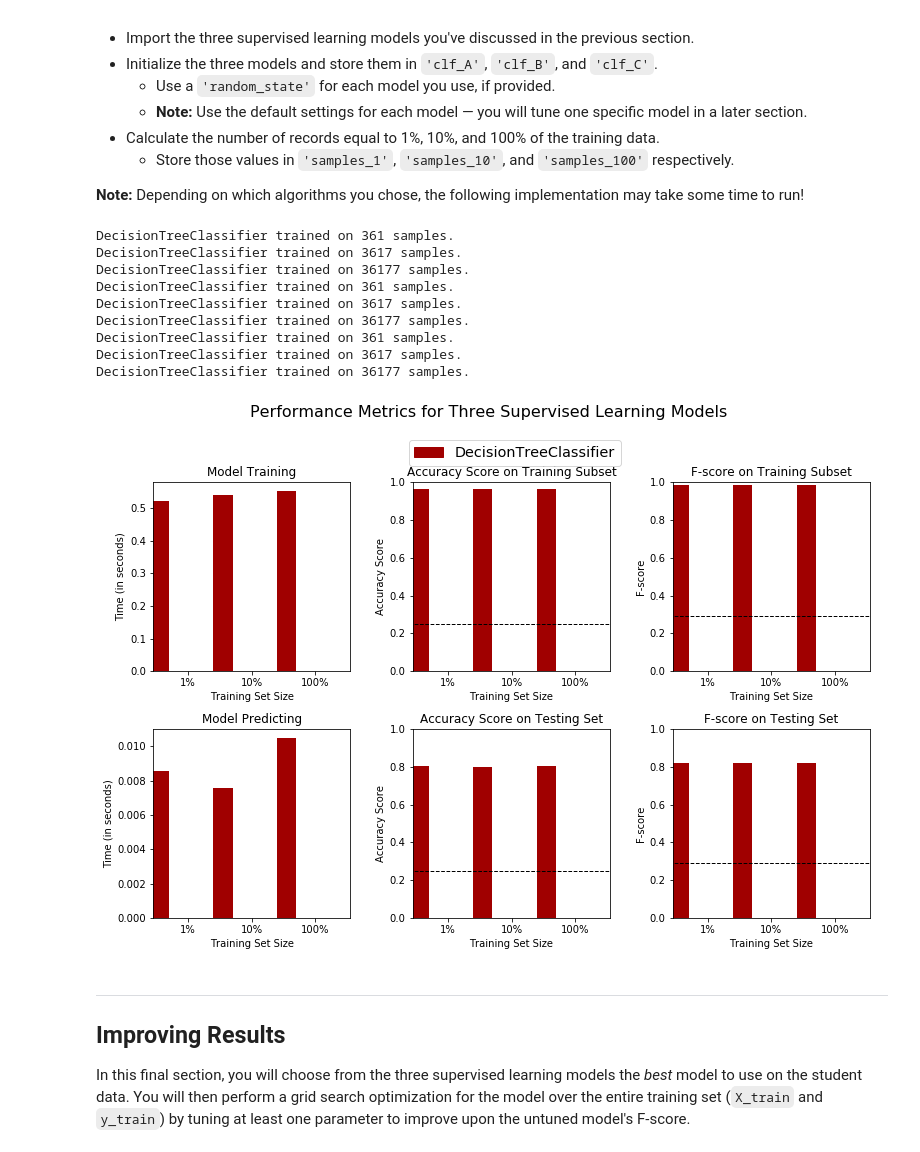
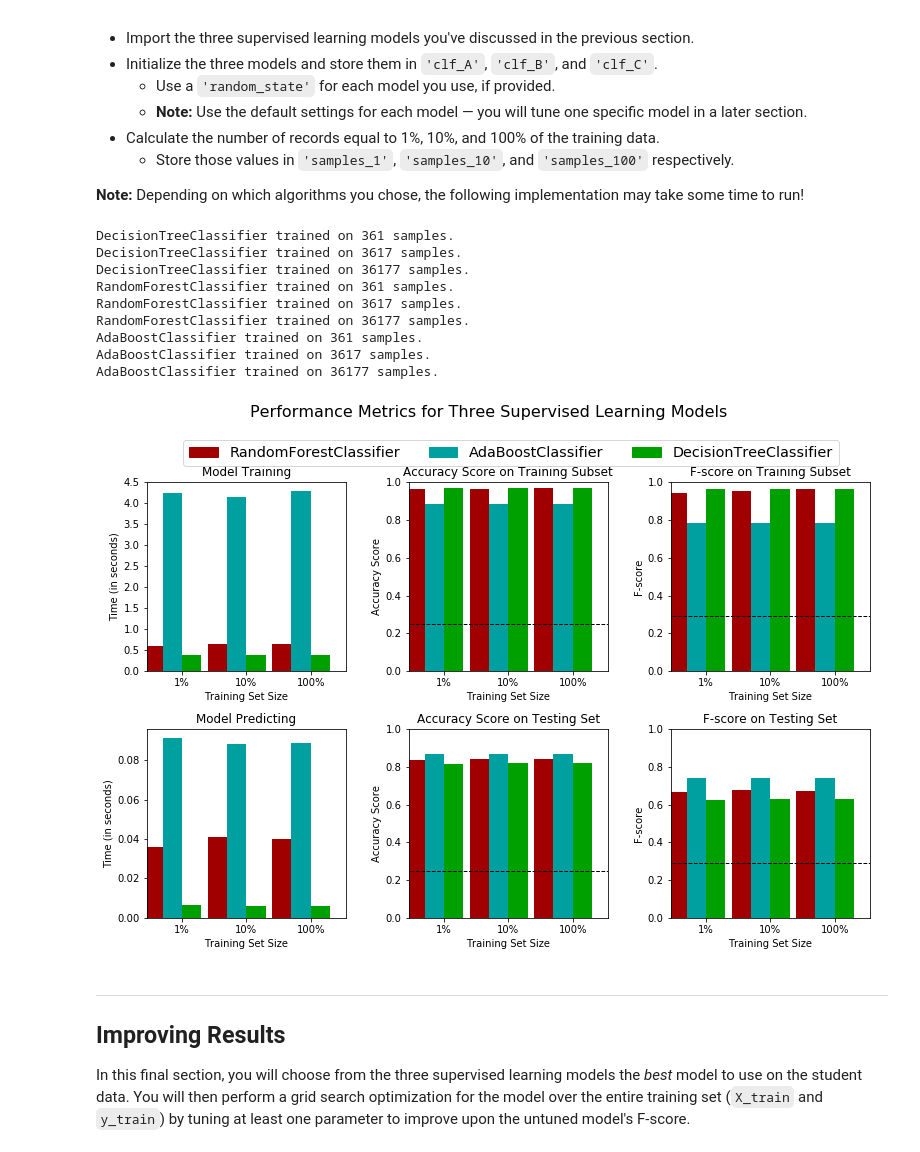
Before and after one commit to stonefruit/udacity-machine-learning-nanodegree, a Jupyter notebook: projects/finding_donors/finding_donors.ipynb, the cells around one changed output. Cells and saved outputs as stored; diff of their text form; code cells hidden in the pictures.

Commit message:
CharityML working classifiers

```diff
--- a/projects/finding_donors/finding_donors.ipynb
+++ b/projects/finding_donors/finding_donors.ipynb
@@ -168,7 +168,7 @@ Additionally, as with the non-numeric features, we need to convert the non-numer
 features_final = pd.get_dummies(features_log_minmax_transform)
 
 # TODO: Encode the 'income_raw' data to numerical values
-income = pd.get_dummies(income_raw)
+income = label_binarize(income_raw, classes=['<=50K', '>50K'])
 
 # Print the number of features after one-hot encoding
 encoded = list(features_final.columns)
@@ -241,15 +241,15 @@ For classification problems that are skewed in their classification distribution
 * Our Recall score(True Positives/(True Positives + False Negatives)) in this setting becomes 1 as we have no False Negatives.
 # %%
 test_income = ">50K"
-TP = np.sum(income)[test_income] # Counting the ones as this is the naive case. Note that 'income' is the 'income_raw' data
+TP = np.sum(income) # Counting the ones as this is the naive case. Note that 'income' is the 'income_raw' data
 # encoded to numerical values done in the data preprocessing step.
-FP = income.count()[test_income] - TP # Specific to the naive case
+FP = len(income) - TP # Specific to the naive case
 
 TN = 0 # No predicted negatives in the naive case
 FN = 0 # No predicted negatives in the naive case
 
 # TODO: Calculate accuracy, precision and recall
-accuracy = float(TP) / income.count()[test_income]
+accuracy = float(TP) / len(income)
 recall = float(TP) / (TP + FN)
 precision = float(TP) / (TP + FP)
 
@@ -363,10 +363,9 @@ def train_predict(learner, sample_size, X_train, y_train, X_test, y_test):
     '''
 
     results = {}
-
     # TODO: Fit the learner to the training data using slicing with 'sample_size' using .fit(training_features[:], training_labels[:])
     start = time() # Get start time
-    learner = learner.fit(X_train[:], y_train[:])
+    learner = learner.fit(X_train, y_train.ravel())
     end = time() # Get end time
 
     # TODO: Calculate the training time
@@ -389,10 +388,10 @@ def train_predict(learner, sample_size, X_train, y_train, X_test, y_test):
     results['acc_test'] = accuracy_score(y_test,predictions_test)
 
     # TODO: Compute F-score on the the first 300 training samples using fbeta_score()
-    results['f_train'] = fbeta_score(y_train[:300],predictions_train, beta = 0.5, average='weighted')
+    results['f_train'] = fbeta_score(y_train[:300],predictions_train, beta = 0.5, average='binary')
 
     # TODO: Compute F-score on the test set which is y_test
-    results['f_test'] = fbeta_score(y_test,predictions_test, beta = 0.5, average='weighted')
+    results['f_test'] = fbeta_score(y_test,predictions_test, beta = 0.5, average='binary')
 
     # Success
     print "{} trained on {} samples.".format(learner.__class__.__name__, sample_size)
@@ -412,44 +411,46 @@ In the code cell, you will need to implement the following:
 **Note:** Depending on which algorithms you chose, the following implementation may take some time to run!
 # %%
 # TODO: Import the three supervised learning models from sklearn
-from sklearn.ensemble import AdaBoostClassifier
+from sklearn.ensemble import AdaBoostClassifier, RandomForestClassifier
 from sklearn.tree import DecisionTreeClassifier
+from sklearn.naive_bayes import GaussianNB
 
 # TODO: Initialize the three models
 clf_A = DecisionTreeClassifier(max_depth=None)
-clf_B = DecisionTreeClassifier(max_depth=None)
-clf_C = DecisionTreeClassifier(max_depth=None)
+clf_B = RandomForestClassifier()
+clf_C = AdaBoostClassifier(DecisionTreeClassifier(max_depth=3), n_estimators=50)
+# clf_C = GaussianNB()
 
 # TODO: Calculate the number of samples for 1%, 10%, and 100% of the training data
 # HINT: samples_100 is the entire training set i.e. len(y_train)
 # HINT: samples_10 is 10% of samples_100
 # HINT: samples_1 is 1% of samples_100
 samples_100 = len(y_train)
 samples_10 = samples_100 / 10
 samples_1 = samples_10 / 10
 
 # Collect results on the learners
 results = {}
 for clf in [clf_A, clf_B, clf_C]:
     clf_name = clf.__class__.__name__
     results[clf_name] = {}
     for i, samples in enumerate([samples_1, samples_10, samples_100]):
         results[clf_name][i] = \
         train_predict(clf, samples, X_train, y_train, X_test, y_test)
 
 # Run metrics visualization for the three supervised learning models chosen
 vs.evaluate(results, accuracy, fscore)
 # %% [output]
 DecisionTreeClassifier trained on 361 samples.
 DecisionTreeClassifier trained on 3617 samples.
 DecisionTreeClassifier trained on 36177 samples.
-DecisionTreeClassifier trained on 361 samples.
-DecisionTreeClassifier trained on 3617 samples.
-DecisionTreeClassifier trained on 36177 samples.
-DecisionTreeClassifier trained on 361 samples.
-DecisionTreeClassifier trained on 3617 samples.
-DecisionTreeClassifier trained on 36177 samples.
+RandomForestClassifier trained on 361 samples.
+RandomForestClassifier trained on 3617 samples.
+RandomForestClassifier trained on 36177 samples.
+AdaBoostClassifier trained on 361 samples.
+AdaBoostClassifier trained on 3617 samples.
+AdaBoostClassifier trained on 36177 samples.
-[figure, old version]
+[figure, new version]
 # %% [markdown]
 ----
 ## Improving Results
```
Also changed, not shown: parts of 1 cell of this notebook.
